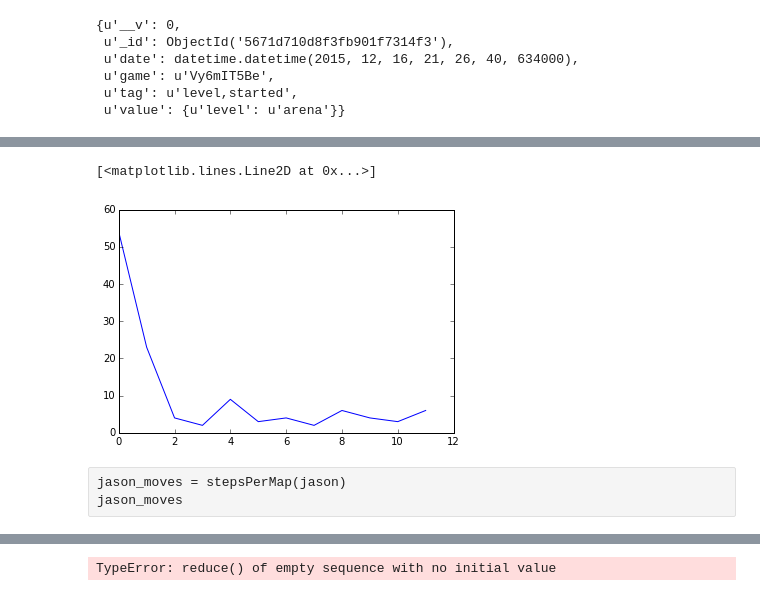
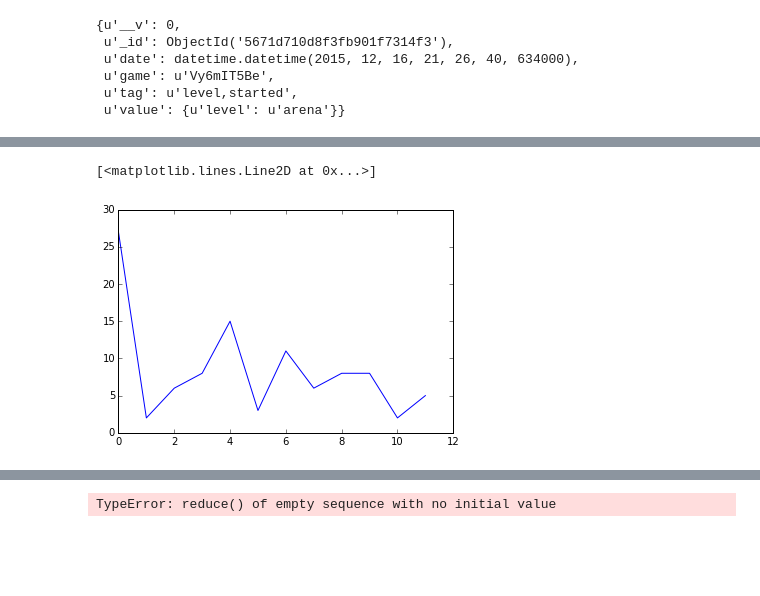
Before and after one commit to andrewosh/hexaworld-analyses, a Jupyter notebook: index.ipynb, the cells around one changed output, grey strips where cells are left out. Saved outputs shown, nothing was run; the diff lists cells and outputs as text; code cells hidden in the pictures; blank space fills up the shorter version.

```diff
--- a/index.ipynb
+++ b/index.ipynb
@@ -49,6 +56,6 @@ db.events.find_one()
  u'tag': u'level,started',
  u'value': {u'level': u'arena'}}
 # %%
-game_id = 'EkEBg-oSx'
+game_id = 'VkaYbziHe'
 for event in db.events.find({ 'game': game_id.strip() }):
     print event
@@ -137,8 +141,9 @@ def gamePerformance(id):
                              datetime.timedelta(0, 0, 0))
     return perf
 
-andrew = gamePerformance('EyNnUbiSg')
-jason = gamePerformance('EyHSgZirg')
+andrew = gamePerformance('EkLxNMsHg')
+jason = gamePerformance('VkaYbziHe')
+jeremy = gamePerformance('Nk5TSzirg')
 # %%
 def stepsPerMap(perf):
     moves = {}
@@ -171,8 +182,5 @@ andrew_moves
 # %%
-plt.plot(andrew_moves['tree'].keys(), andrew_moves['tree'].values())
+plt.plot(andrew_moves['tree2'].keys(), andrew_moves['tree2'].values())
 # %% [output]
 [<matplotlib.lines.Line2D at 0x...>]
-[figure, old version]
+[figure, new version]
-# %% [raw]
-jason_moves = stepsPerMap(jason)
-jason_moves
```
Also changed, not shown: parts of 8 cells of this notebook.
